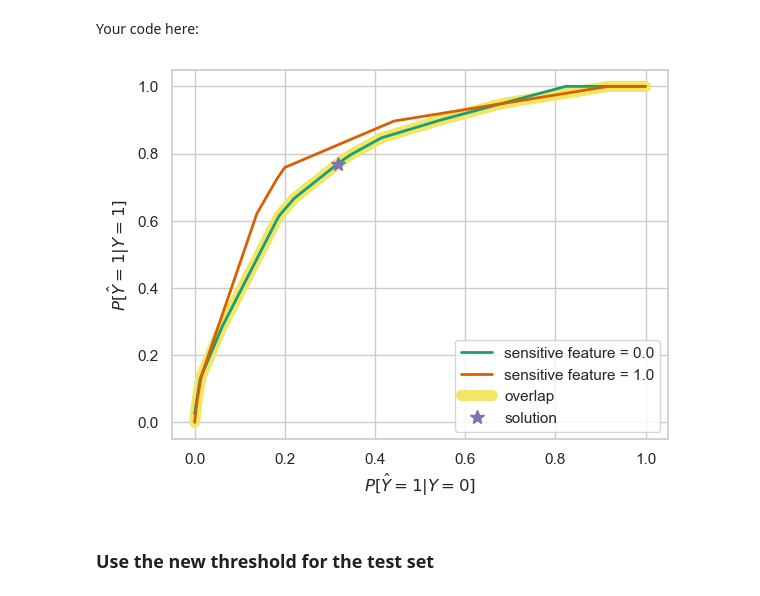
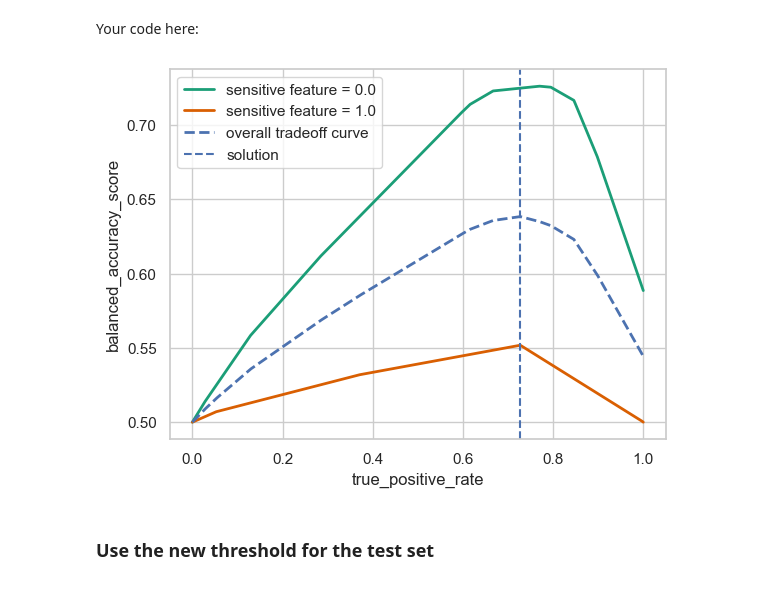
Before and after one commit to Villinger1999/RAI_fairness_exercise1, a Jupyter notebook: exercise.ipynb, the cells around one changed output. Cells and saved outputs as stored; diff of their text form; code cells hidden in the pictures.

```diff
--- a/exercise.ipynb
+++ b/exercise.ipynb
@@ -72,7 +72,7 @@ from train.prediction import validate
 from analysis.plot import plot_roc_simple
 # %%
 #TODO: change this to your data directory
-datadir = './datafiles'
+datadir = './data'
 # %% [markdown]
 Let us take a look of some samples, with filter query.
 # %%
@@ -261,3 +261,26 @@ val_loss=1.2348 val_acc=0.8093 val_auroc=0.7726
+# %%
+import numpy as np
+
+np.random.seed(42)
+
+val_lab_distorted = np.array(val_lab, dtype=np.float32).copy()
+healthy_male_idx = np.where((np.array(val_lab) == 0) & (np.array(val_a) == 1))[0]
+n_to_flip = int(0.3 * len(healthy_male_idx))
+flip_idx = np.random.choice(healthy_male_idx, size=n_to_flip, replace=False)
+val_lab_distorted[flip_idx] = 1
+
+test_lab_distorted = np.array(test_lab, dtype=np.float32).copy()
+healthy_male_idx = np.where((np.array(test_lab) == 0) & (np.array(test_a) == 1))[0]
+n_to_flip = int(0.3 * len(healthy_male_idx))
+flip_idx = np.random.choice(healthy_male_idx, size=n_to_flip, replace=False)
+test_lab_distorted[flip_idx] = 1
+
+if True: # Do distort
+    val_lab_undist = val_lab.copy()
+    test_lab_undist = test_lab.copy()
+
+    val_lab = val_lab_distorted
+    test_lab = test_lab_distorted
 # %% [markdown]
 ### Assess fairness using Fairlearn
 #### A simple example first
@@ -454,40 +479,24 @@ class IdentityClassifier(BaseEstimator,ClassifierMixin):
         return y_prob_2D
 # %% [markdown]
 Your code here:
-# %%
-import numpy as np
-
-# Copy the original labels to avoid modifying in place
-val_lab_distorted = np.array(val_lab).copy()
-
-# Find indices of healthy (label==0) male (val_a==1) samples
-healthy_male_idx = np.where((np.array(val_lab) == 0) & (np.array(val_a) == 1))[0]
-
-# Randomly select 30% of these indices to flip
-n_to_flip = int(0.3 * len(healthy_male_idx))
-np.random.seed(42)  # For reproducibility
-flip_idx = np.random.choice(healthy_male_idx, size=n_to_flip, replace=False)
-
-# Flip the selected labels from 0 to 1
-val_lab_distorted[flip_idx] = 1
 # %%
 from fairlearn.postprocessing import ThresholdOptimizer, plot_threshold_optimizer
 
 val_prob = np.array(val_prob, dtype=np.float32)
 val_prob_2D = np.column_stack((1 - val_prob, val_prob))
 
 identityclf= IdentityClassifier()
 
 # chose an optimization method from farilearn, you can choose ThresholdOptimizer
-to = ThresholdOptimizer(estimator=identityclf, constraints='equalized_odds', prefit=True, objective='balanced_accuracy_score')
+to = ThresholdOptimizer(estimator=identityclf, constraints='true_positive_rate_parity', prefit=True, objective='balanced_accuracy_score')
 
 # fit it with validation data
-to.fit(X=val_prob_2D, y=val_lab, sensitive_features=val_a)
+to.fit(X=val_prob_2D, y=val_lab_distorted, sensitive_features=val_a)
 
 # plot the optimizing result using plot_threshold_optimizer
 plot_threshold_optimizer(to)
 # %% [output]
-[figure, old version]
+[figure, new version]
 # %% [markdown]
 ### Use the new threshold for the test set
 # %% [markdown]
```
Also changed, not shown: parts of 5 cells of this notebook.
